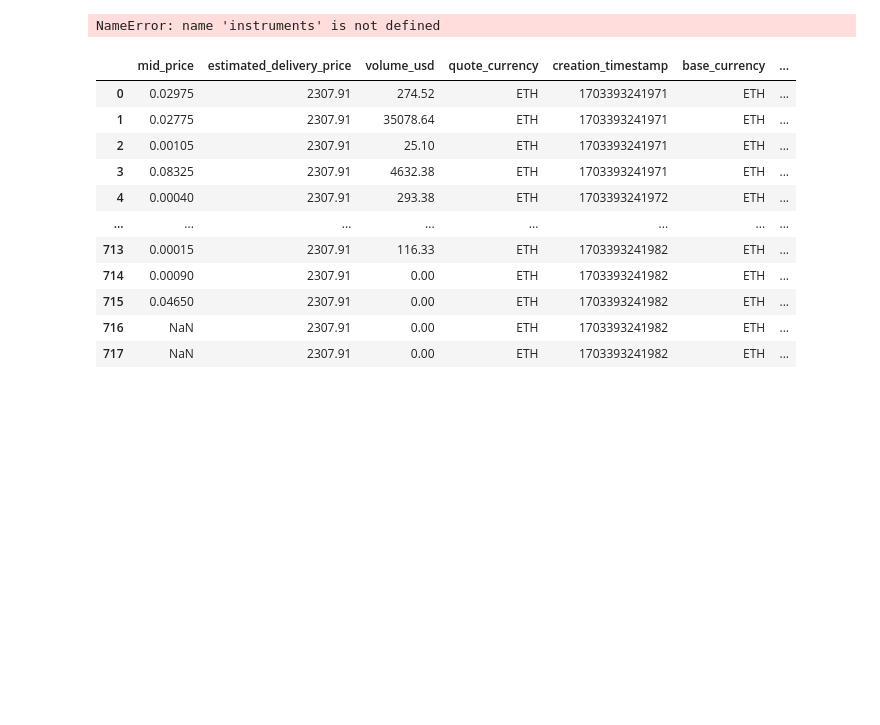
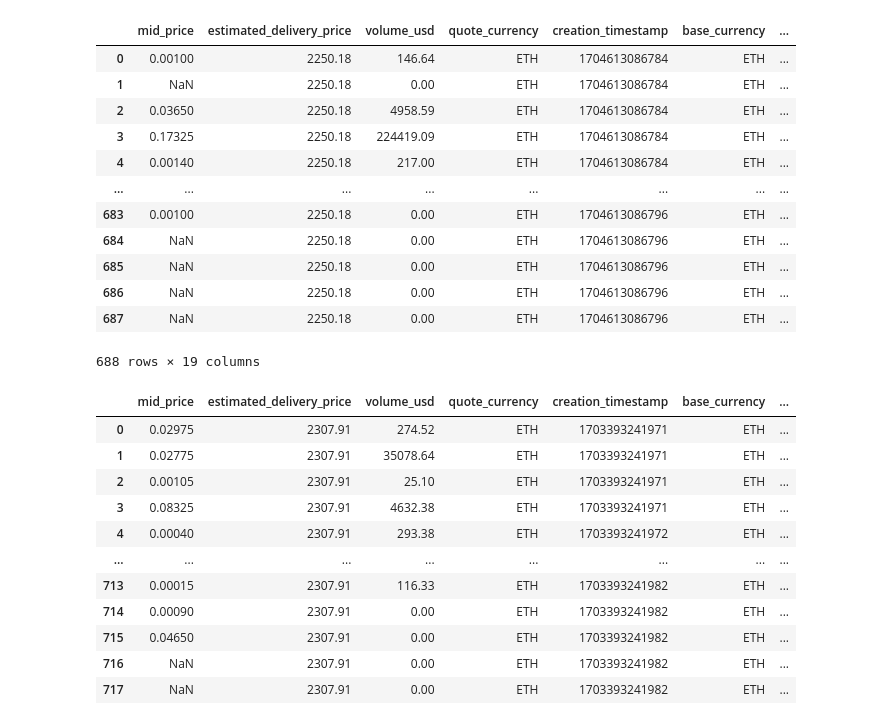
Before and after one commit to jiaxiang-cheng/definer, a Jupyter notebook: notebooks/deribit.ipynb, the cells around one changed output. Drawn from its saved outputs; the diff is of its cells as text; code cells hidden in the pictures; blank space fills up the shorter version.

```diff
--- a/deribit.ipynb
+++ b/notebooks/deribit.ipynb
@@ -44,9 +44,21 @@ Total of 718 instruments for ETH available on Deribit
 # %%
 df_instrument = pd.DataFrame(instruments)
-df_instrument.to_csv('./data/deribit_instruments.csv')
+# df_instrument.to_csv('./data/deribit_instruments.csv')
 df_instrument
 # %% [output]
+|  | mid_price | estimated_delivery_price | volume_usd | quote_currency | creation_timestamp | base_currency | ... |
+| 0 | 0.00100 | 2250.18 | 146.64 | ETH | 1704613086784 | ETH | ... |
+| 1 | NaN | 2250.18 | 0.00 | ETH | 1704613086784 | ETH | ... |
+| 2 | 0.03650 | 2250.18 | 4958.59 | ETH | 1704613086784 | ETH | ... |
+| 3 | 0.17325 | 2250.18 | 224419.09 | ETH | 1704613086784 | ETH | ... |
+| 4 | 0.00140 | 2250.18 | 217.00 | ETH | 1704613086784 | ETH | ... |
+| ... | ... | ... | ... | ... | ... | ... | ... |
+| 683 | 0.00100 | 2250.18 | 0.00 | ETH | 1704613086796 | ETH | ... |
+| 684 | NaN | 2250.18 | 0.00 | ETH | 1704613086796 | ETH | ... |
+| 685 | NaN | 2250.18 | 0.00 | ETH | 1704613086796 | ETH | ... |
+| 686 | NaN | 2250.18 | 0.00 | ETH | 1704613086796 | ETH | ... |
+| 687 | NaN | 2250.18 | 0.00 | ETH | 1704613086796 | ETH | ... |
-NameError: name 'instruments' is not defined
+688 rows × 19 columns
 # %%
 df_instrument = pd.read_csv('./data/deribit_instruments.csv', index_col=[0])
 df_instrument
```
Also changed, not shown: parts of 1 cell of this notebook.
